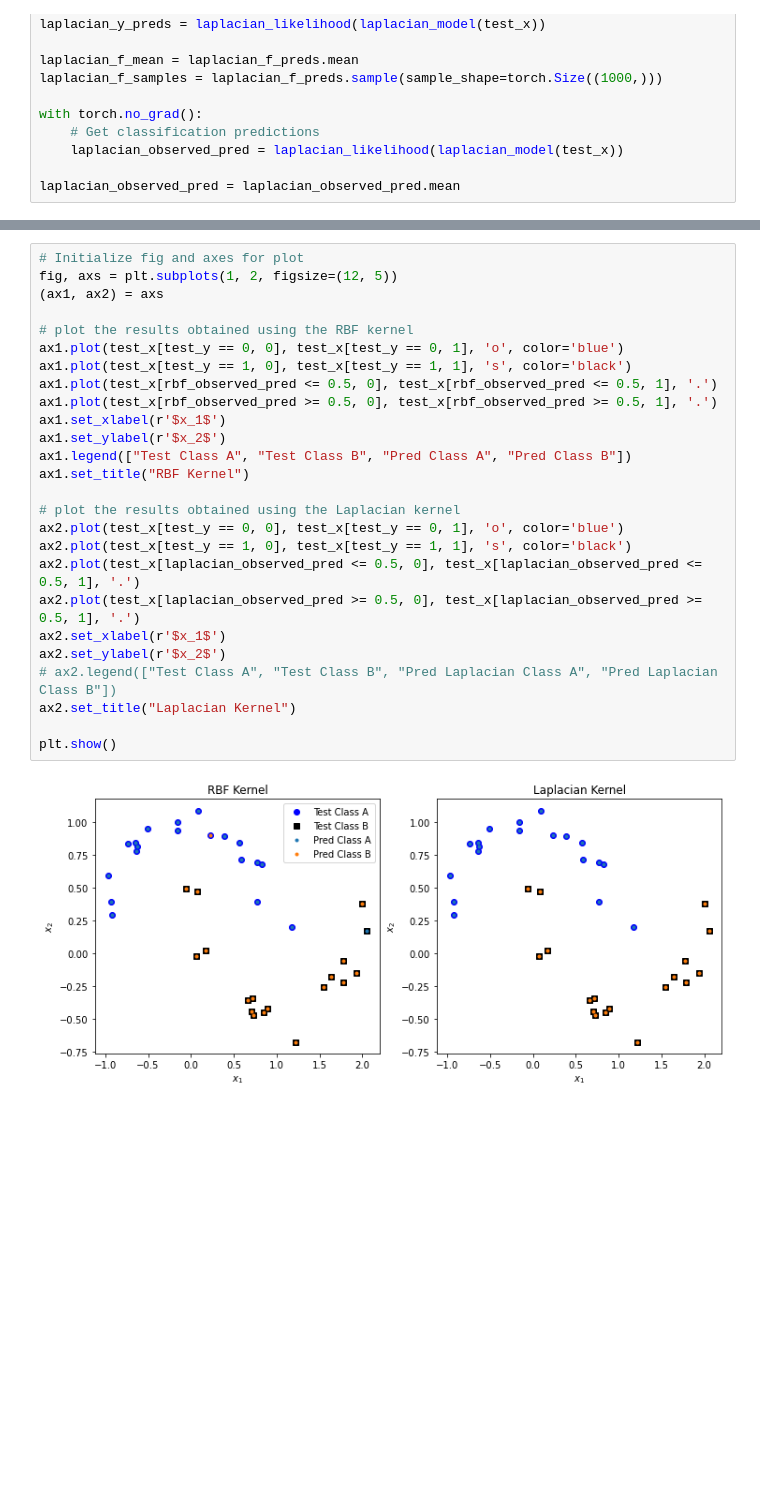
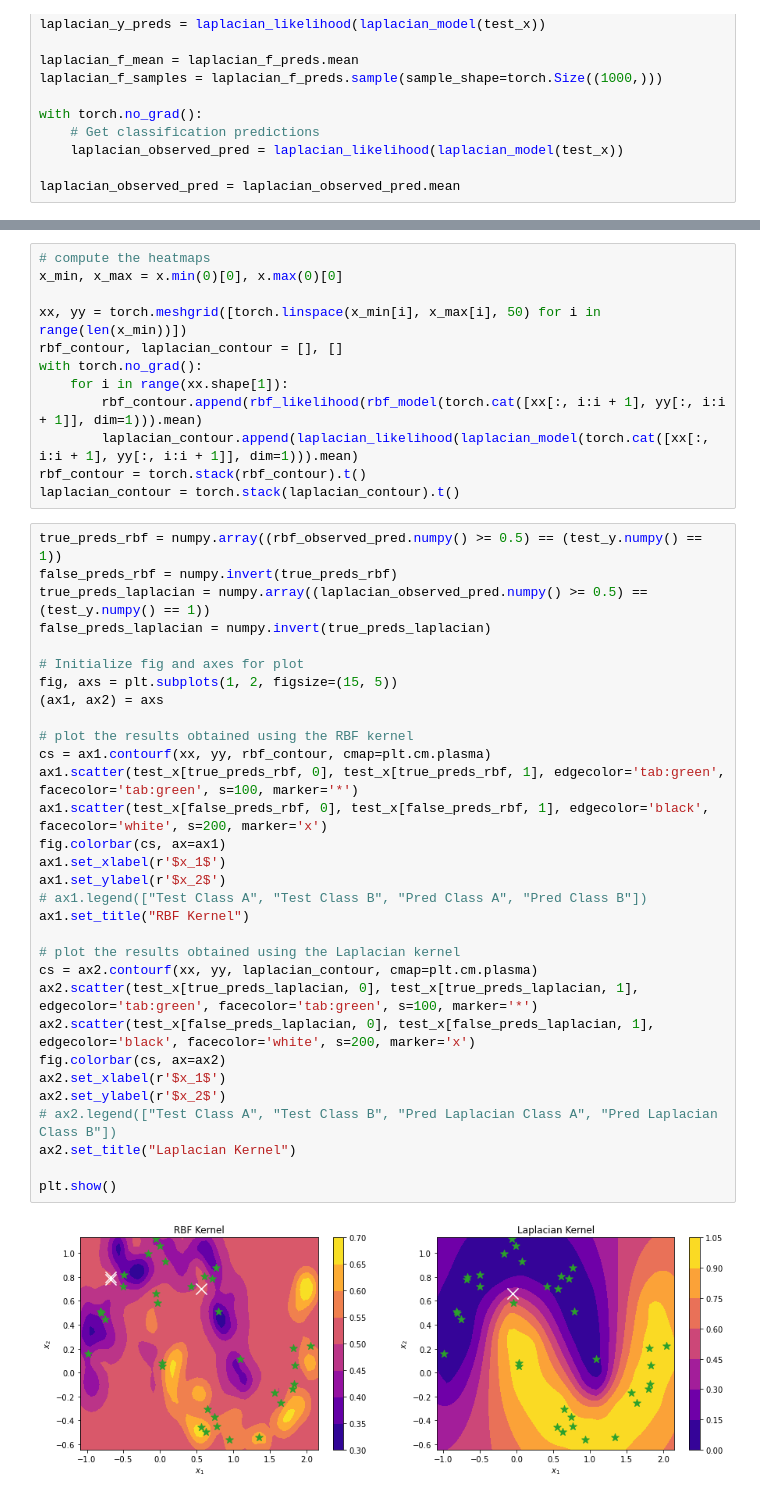
Before and after one commit to MartinBubel/gpytorch, a Jupyter notebook: examples/04_Variational_and_Approximate_GPs/Classification_Kernel_Comparison.ipynb, the cells around one changed output, grey strips where cells are left out. Drawn from its saved outputs; the diff is of its cells as text; blank space fills up the shorter version.

Commit message:
Updated Classification_Kernel_Comparison.ipynb by improving the final result plot and adding a discussion of it.

```diff
--- a/examples/04_Variational_and_Approximate_GPs/Classification_Kernel_Comparison.ipynb
+++ b/examples/04_Variational_and_Approximate_GPs/Classification_Kernel_Comparison.ipynb
@@ -208,28 +201,45 @@ laplacian_observed_pred = laplacian_observed_pred.mean
+# %%
+# compute the heatmaps
+x_min, x_max = x.min(0)[0], x.max(0)[0]
+
+xx, yy = torch.meshgrid([torch.linspace(x_min[i], x_max[i], 50) for i in range(len(x_min))])
+rbf_contour, laplacian_contour = [], []
+with torch.no_grad():
+    for i in range(xx.shape[1]):
+        rbf_contour.append(rbf_likelihood(rbf_model(torch.cat([xx[:, i:i + 1], yy[:, i:i + 1]], dim=1))).mean)
+        laplacian_contour.append(laplacian_likelihood(laplacian_model(torch.cat([xx[:, i:i + 1], yy[:, i:i + 1]], dim=1))).mean)
+rbf_contour = torch.stack(rbf_contour).t()
+laplacian_contour = torch.stack(laplacian_contour).t()
 # %%
+true_preds_rbf = numpy.array((rbf_observed_pred.numpy() >= 0.5) == (test_y.numpy() == 1))
+false_preds_rbf = numpy.invert(true_preds_rbf)
+true_preds_laplacian = numpy.array((laplacian_observed_pred.numpy() >= 0.5) == (test_y.numpy() == 1))
+false_preds_laplacian = numpy.invert(true_preds_laplacian)
+
 # Initialize fig and axes for plot
-fig, axs = plt.subplots(1, 2, figsize=(12, 5))
+fig, axs = plt.subplots(1, 2, figsize=(15, 5))
 (ax1, ax2) = axs
 
 # plot the results obtained using the RBF kernel
-ax1.plot(test_x[test_y == 0, 0], test_x[test_y == 0, 1], 'o', color='blue')
-ax1.plot(test_x[test_y == 1, 0], test_x[test_y == 1, 1], 's', color='black')
-ax1.plot(test_x[rbf_observed_pred <= 0.5, 0], test_x[rbf_observed_pred <= 0.5, 1], '.')
-ax1.plot(test_x[rbf_observed_pred >= 0.5, 0], test_x[rbf_observed_pred >= 0.5, 1], '.')
+cs = ax1.contourf(xx, yy, rbf_contour, cmap=plt.cm.plasma)
+ax1.scatter(test_x[true_preds_rbf, 0], test_x[true_preds_rbf, 1], edgecolor='tab:green', facecolor='tab:green', s=100, marker='*')
+ax1.scatter(test_x[false_preds_rbf, 0], test_x[false_preds_rbf, 1], edgecolor='black', facecolor='white', s=200, marker='x')
+fig.colorbar(cs, ax=ax1)
 ax1.set_xlabel(r'$x_1$')
 ax1.set_ylabel(r'$x_2$')
-ax1.legend(["Test Class A", "Test Class B", "Pred Class A", "Pred Class B"])
+# ax1.legend(["Test Class A", "Test Class B", "Pred Class A", "Pred Class B"])
 ax1.set_title("RBF Kernel")
 
 # plot the results obtained using the Laplacian kernel
-ax2.plot(test_x[test_y == 0, 0], test_x[test_y == 0, 1], 'o', color='blue')
-ax2.plot(test_x[test_y == 1, 0], test_x[test_y == 1, 1], 's', color='black')
-ax2.plot(test_x[laplacian_observed_pred <= 0.5, 0], test_x[laplacian_observed_pred <= 0.5, 1], '.')
-ax2.plot(test_x[laplacian_observed_pred >= 0.5, 0], test_x[laplacian_observed_pred >= 0.5, 1], '.')
+cs = ax2.contourf(xx, yy, laplacian_contour, cmap=plt.cm.plasma)
+ax2.scatter(test_x[true_preds_laplacian, 0], test_x[true_preds_laplacian, 1], edgecolor='tab:green', facecolor='tab:green', s=100, marker='*')
+ax2.scatter(test_x[false_preds_laplacian, 0], test_x[false_preds_laplacian, 1], edgecolor='black', facecolor='white', s=200, marker='x')
+fig.colorbar(cs, ax=ax2)
 ax2.set_xlabel(r'$x_1$')
 ax2.set_ylabel(r'$x_2$')
 # ax2.legend(["Test Class A", "Test Class B", "Pred Laplacian Class A", "Pred Laplacian Class B"])
 ax2.set_title("Laplacian Kernel")
 
 plt.show()
 # %% [output]
-[figure, old version]
+[figure, new version]
```
Also changed, not shown: parts of 8 cells of this notebook.
